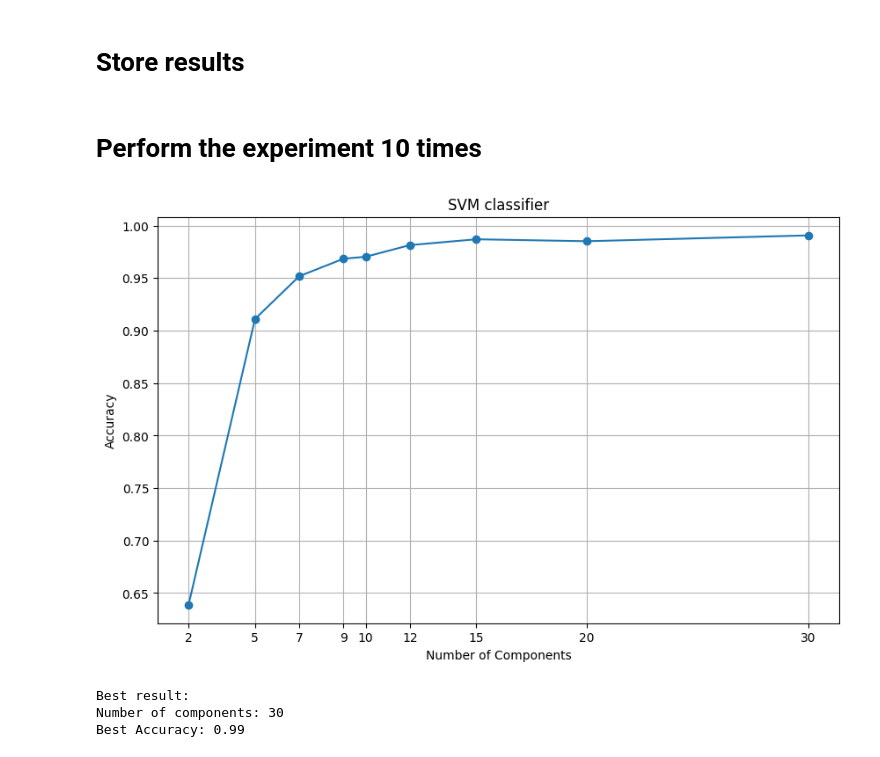
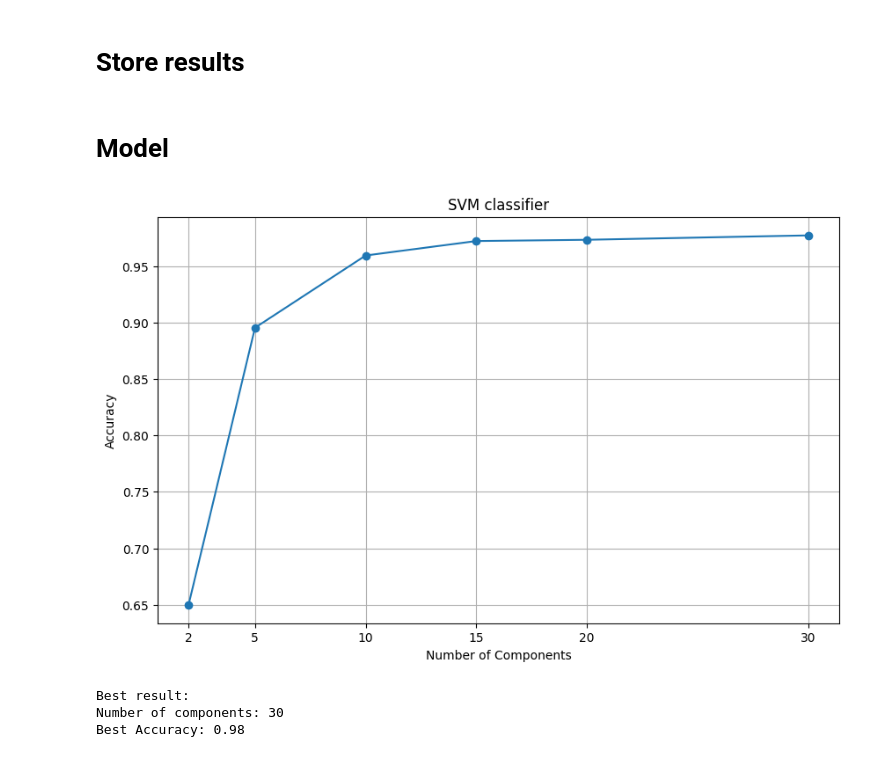
Before and after one commit to lior199707/ML_Classification, a Jupyter notebook: Project/Omer.ipynb, the cells around one changed output. Drawn from its saved outputs; the diff is of its cells as text; code cells hidden in the pictures.

Commit message:
Update data for training

```diff
--- a/Project/Omer.ipynb
+++ b/Project/Omer.ipynb
@@ -296,4 +110,0 @@ X_fe_20.shape
-# %%
-pca = PCA(n_components = 30)
-X_fe_30 = pca.fit_transform(X_fs_p80)
-X_fe_30.shape
@@ -312,5 +120,22 @@ import matplotlib.pyplot as plt
 # %%
-num_components_list = [2, 5, 7, 9, 10, 12, 15, 20, 30]
+# Calculate variances of features before feature selection
+variances_before = np.var(X, axis=0)
+
+# Apply VarianceThreshold feature selection
 sel = VarianceThreshold(threshold=(.8 * (1 - .8)))
-X_train_fs = sel.fit_transform(X_train)
-X_test_fs = sel.transform(X_test)
+X_fs = sel.fit_transform(X)
+
+# Calculate variances of features after feature selection
+variances_after = np.var(X_fs, axis=0)
+# Plot variances before and after feature selection
+plt.figure(figsize=(10, 6))
+plt.plot(variances_before, label='Before Feature Selection', color='blue', alpha=0.7)
+plt.plot(variances_after, 'ro', label='Selected Features')
+plt.title("Variance Threshold")
+plt.xlabel("Feature Index")
+plt.ylabel("Variance")
+plt.legend()
+plt.show()
+# Print the number of selected features
+num_selected_features = X_fs.shape[1]
+print("Number of selected features (VarianceThreshold):", num_selected_features)
@@ -317,10 +145,11 @@ X_test_fs = sel.transform(X_test)
 # %% [markdown]
 # Store results
 # %%
+num_components_list = [2, 5, 10, 15, 20, 30]
 best_accuracy = 0
 best_parameters = {}
 # %% [markdown]
-# Perform the experiment 10 times
+# Model
 # %%
 # Perform the experiment 10 times
 for _ in range(10):
@@ -331,48 +160,44 @@ for _ in range(10):
     for num_components in num_components_list:
         # Feature extraction using PCA
         pca = PCA(n_components=num_components)
-        X_train_fe = pca.fit_transform(X_train_fs)
-        X_test_fe = pca.transform(X_test_fs)
+        X_fe = pca.fit_transform(X_fs)
 
         # Initialize Support Vector Machine classifier with random hyperparameters
         clf = SVC()
+        clf.fit(X_fe, y)
 
-        # Train the classifier
-        clf.fit(X_train_fe, y_train)
+        scores = cross_val_score(clf, X_fe, y, cv=10)
+        accuracy = scores.mean()
+        accuracies.append(accuracy)
 
-        # Make predictions
-        y_pred = clf.predict(X_test_fe)
 
-        # Calculate accuracy
-        accuracy = accuracy_score(y_test, y_pred)
-        accuracies.append(accuracy)
 
     # Find the best accuracy and parameters for this iteration
     max_accuracy = max(accuracies)
     if max_accuracy > best_accuracy:
         best_accuracy = max_accuracy
         best_parameters_index = accuracies.index(max_accuracy)
         best_parameters = {
             'num_components': num_components_list[best_parameters_index],
             'accuracy': best_accuracy
         }
 
     # Plot results for this iteration
 plt.figure(figsize=(10, 6))
 plt.plot(num_components_list, accuracies, marker='o', linestyle='-')
 plt.title('SVM classifier')
 plt.xlabel('Number of Components')
 plt.ylabel('Accuracy')
 plt.xticks(num_components_list)
 plt.grid(True)
 plt.show()
 
 
 # Print the best result across all iterations
 print("Best result:")
 print("Number of components:",best_parameters['num_components'] ,"\nBest Accuracy:", "{:.2f}".format(best_parameters['accuracy']))
 # %% [output]
-[figure, old version]
+[figure, new version]
 Best result:
 Number of components: 30
-Best Accuracy: 0.99
+Best Accuracy: 0.98
```
Also changed, not shown: parts of 28 cells of this notebook.
